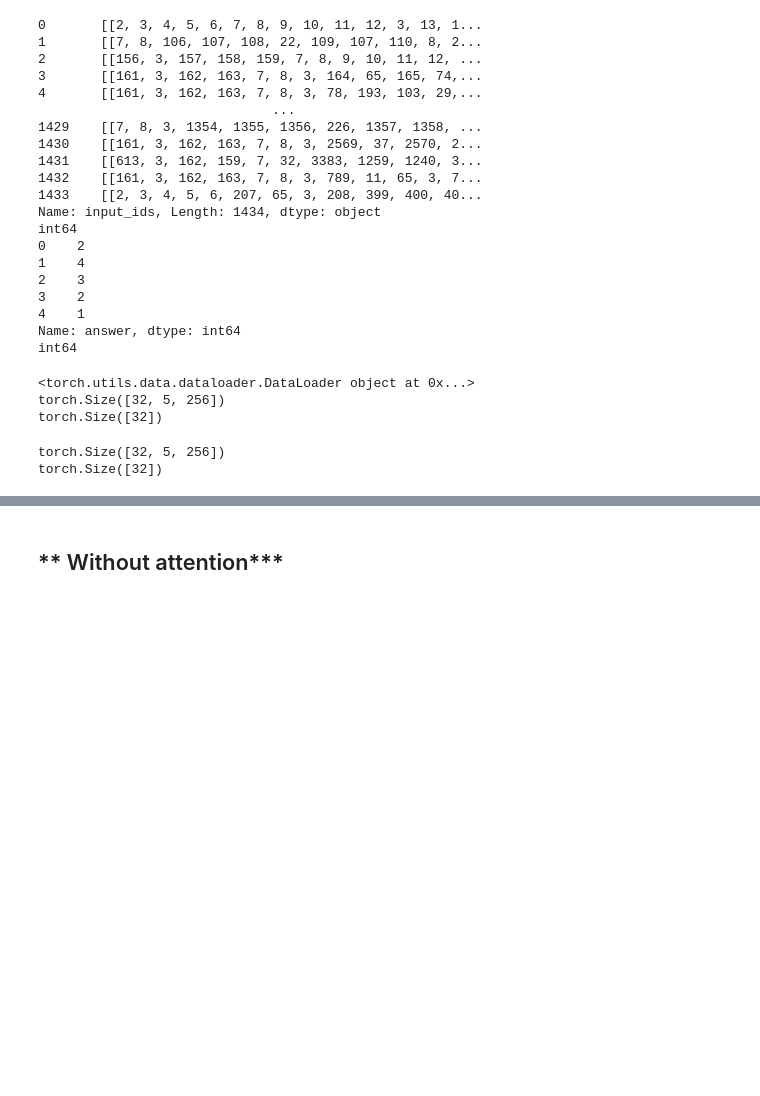
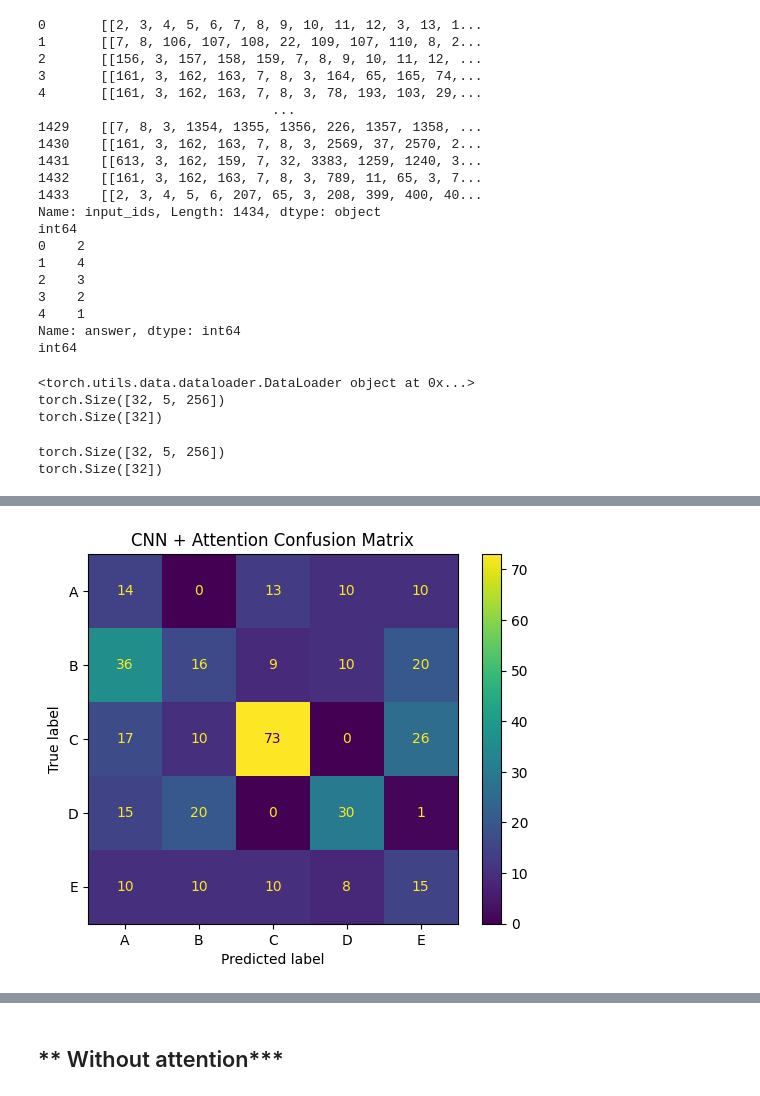
Before and after one commit to 23f2005464/-Smart-MCQ-Solver-Challenge, a Jupyter notebook: notebooks/main.ipynb, the cells around one changed output, grey strips where cells are left out. Saved outputs shown, nothing was run; the diff lists cells and outputs as text; code cells hidden in the pictures; blank space fills up the shorter version.

```diff
--- a/notebooks/main.ipynb
+++ b/notebooks/main.ipynb
@@ -1455,6 +1529,30 @@ print(batch["labels"].shape)
 # %% [output]
 torch.Size([32, 5, 256])
 torch.Size([32])
+# %%
+import numpy as np
+import matplotlib.pyplot as plt
+from sklearn.metrics import confusion_matrix, ConfusionMatrixDisplay
+
+
+def plot_confusion_matrix(logits, labels):
+
+    predictions = np.argmax(logits, axis=1)
+
+    cm = confusion_matrix(
+        labels,
+        predictions,
+        labels=[0, 1, 2, 3, 4]
+    )
+
+    display = ConfusionMatrixDisplay(
+        confusion_matrix=cm,
+        display_labels=["A", "B", "C", "D", "E"]
+    )
+
+    display.plot()
+    plt.title("CNN + Attention Confusion Matrix")
+    plt.show()
 # %%
     print("With Attention")
     epochs=5
@@ -1513,6 +1611,9 @@ torch.Size([32])
         print(f"Validation Loss : {average_val_loss:.4f}")
         print(f"Validation Acc  : {accuracy:.2f}%")
         print(f"Validation MAP@3: {map3:.4f}")
+
+
+plot_confusion_matrix(all_logits, all_labels)
 # %% [output]
 With Attention
 Epoch 1/5
@@ -1533,0 +1635 @@ Validation MAP@3: 0.5674
+[figure, added]
```
Also changed, not shown: parts of 18 cells of this notebook.
